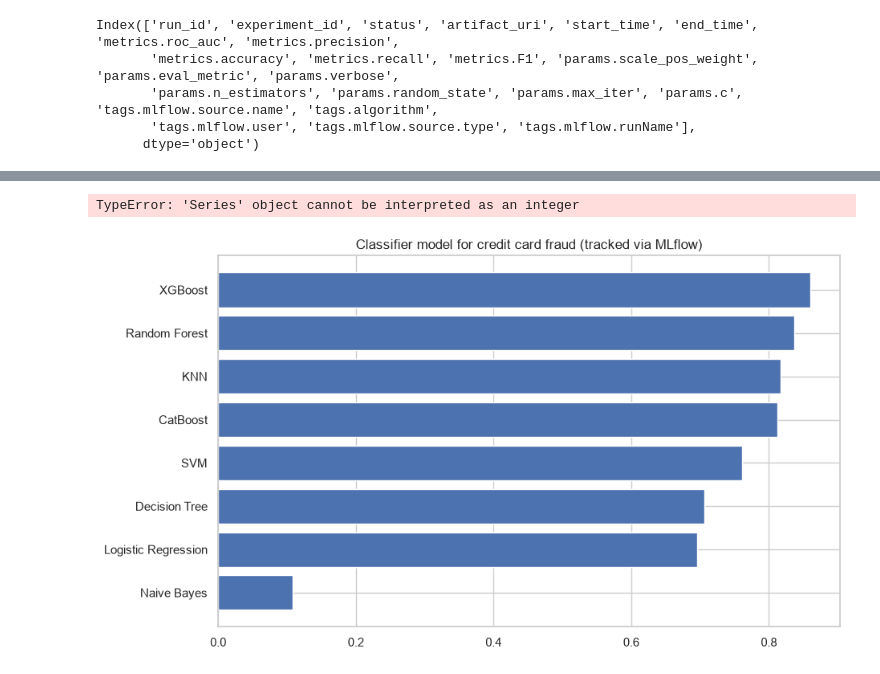
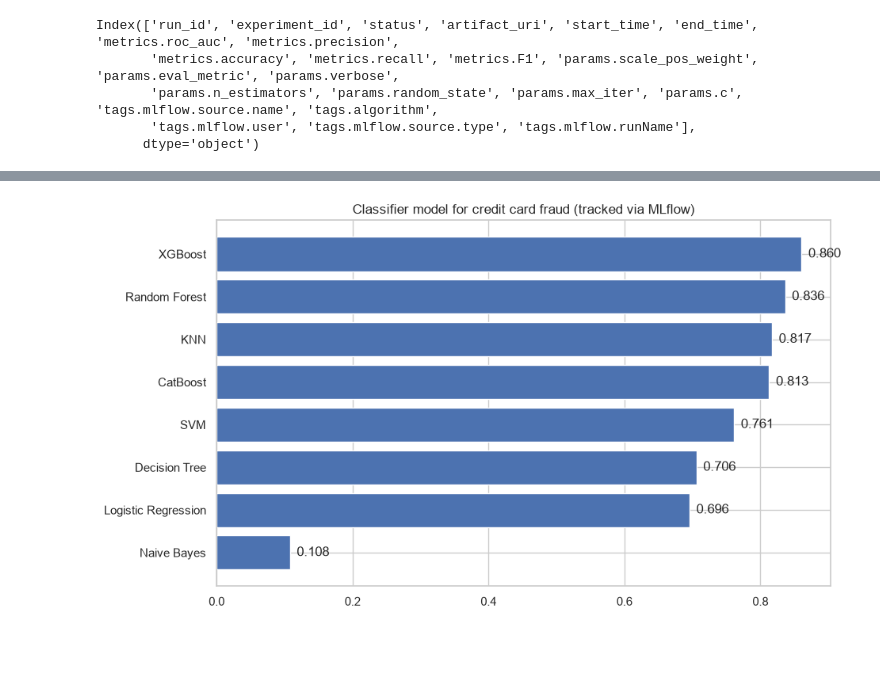
Before and after one commit to yajvashee/Credit-Card-Fraud-Detection, a Jupyter notebook: preprocess.ipynb, the cells around one changed output, grey strips where cells are left out. Cells and saved outputs as stored; diff of their text form; code cells hidden in the pictures; blank space fills up the shorter version.

```diff
--- a/preprocess.ipynb
+++ b/preprocess.ipynb
@@ -301,11 +276,10 @@ comparison.drop_duplicates()
 # %%
 fig, ax = plt.subplots(figsize=(10, 6))
 
 ordered = comparison.sort_values('F1')
 ax.barh(ordered["tags.algorithm"], ordered["F1"])
 ax.set_title("Classifier model for credit card fraud (tracked via MLflow)")
-for i, v in enumerate(ordered["tags.algorithm"],ordered["F1"]):
+for i, v in enumerate(ordered["F1"]):
     ax.text(v + 0.01, i, f"{v:.3f}", va="center")
 # %% [output]
-TypeError: 'Series' object cannot be interpreted as an integer
-[figure, old version]
+[figure, new version]
```
Also changed, not shown: parts of 4 cells of this notebook, 1 other file.
